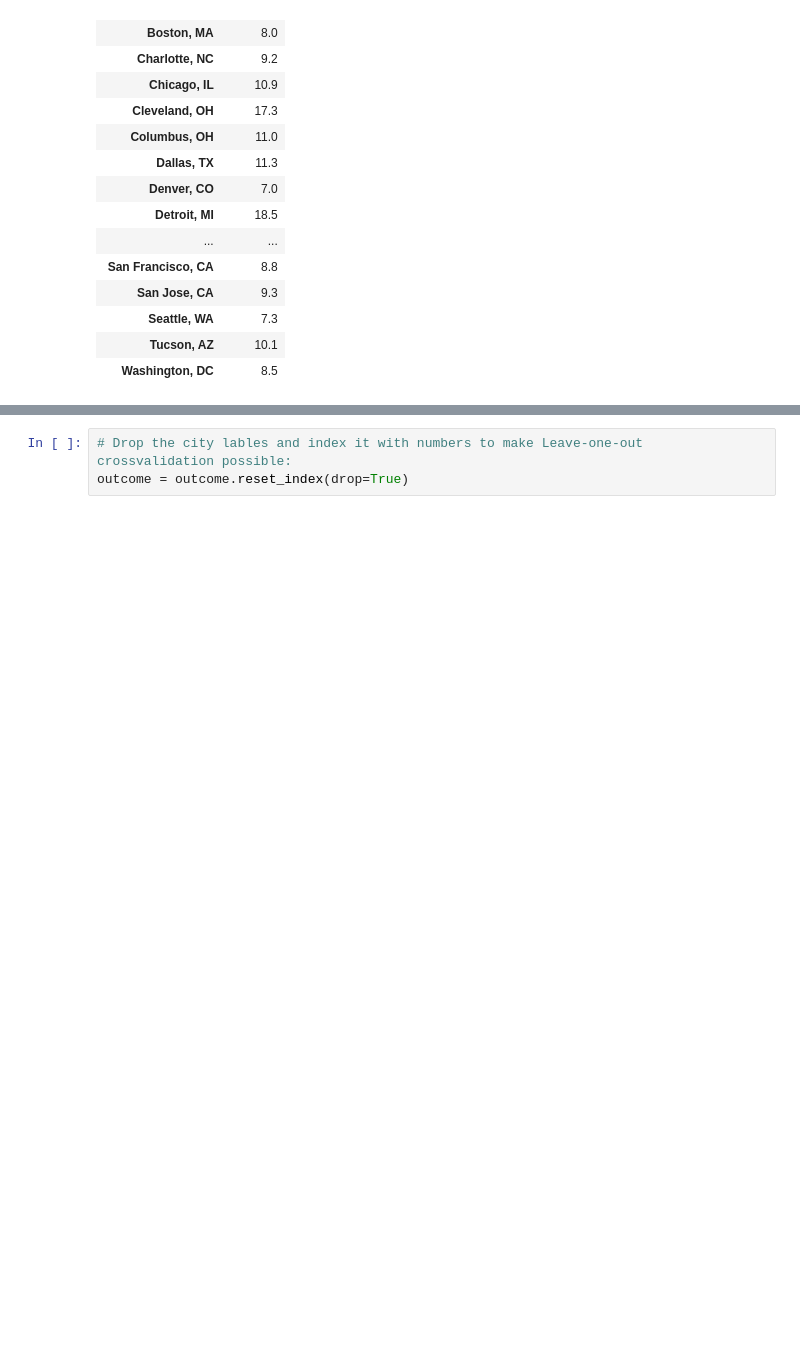
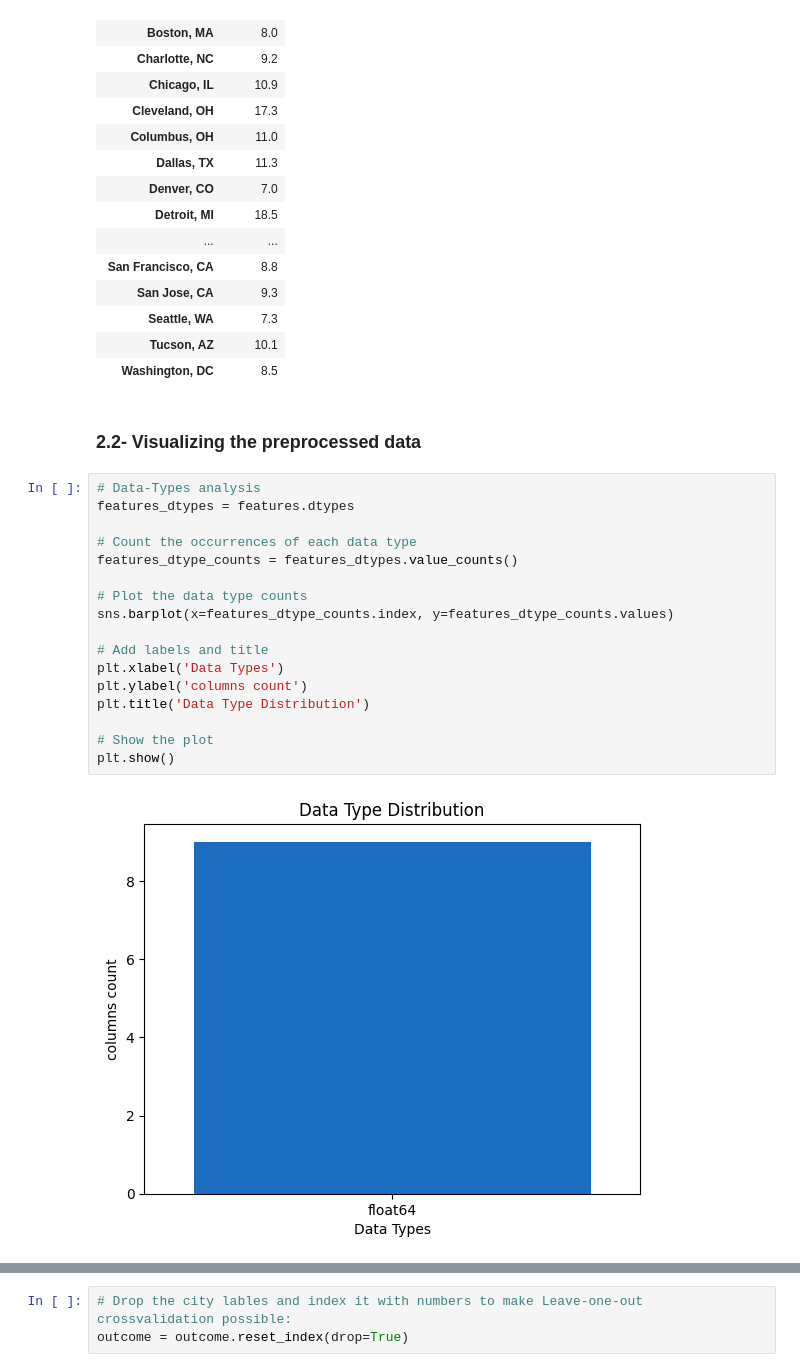
Before and after one commit to amatterethz/Group-Project-new, a Jupyter notebook: code/project_data_11.ipynb, the cells around one changed output, grey strips where cells are left out. Cells and saved outputs as stored; diff of their text form; blank space fills up the shorter version.

```diff
--- a/code/project_data_11.ipynb
+++ b/code/project_data_11.ipynb
@@ -305,3 +359,24 @@ outcome
 | Seattle, WA | 7.3 |
 | Tucson, AZ | 10.1 |
 | Washington, DC | 8.5 |
+# %% [markdown]
+### 2.2- Visualizing the preprocessed data
+# %%
+# Data-Types analysis
+features_dtypes = features.dtypes
+
+# Count the occurrences of each data type
+features_dtype_counts = features_dtypes.value_counts()
+
+# Plot the data type counts
+sns.barplot(x=features_dtype_counts.index, y=features_dtype_counts.values)
+
+# Add labels and title
+plt.xlabel('Data Types')
+plt.ylabel('columns count')
+plt.title('Data Type Distribution')
+
+# Show the plot
+plt.show()
+# %% [output]
+[figure, added]
```
Also changed, not shown: parts of 34 cells of this notebook.
